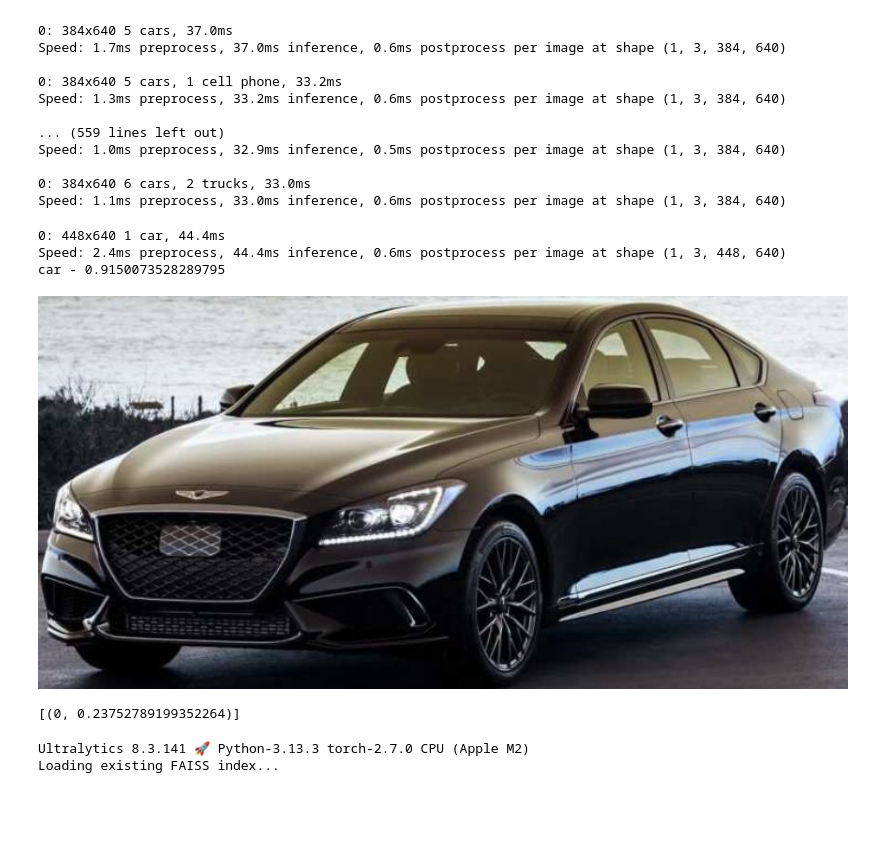
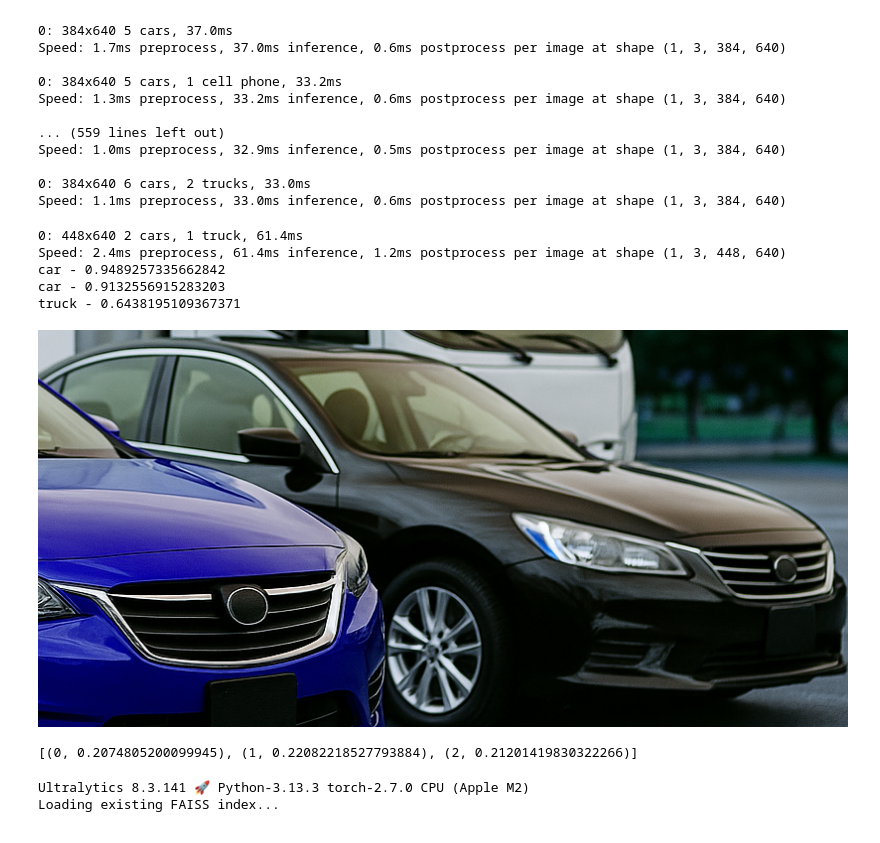
Before and after one commit to tqhuy-dev/core-ai, a Jupyter notebook: notebook/yolo_v11.ipynb, the cells around one changed output. Saved outputs shown, nothing was run; the diff lists cells and outputs as text; code cells hidden in the pictures; blank space fills up the shorter version.

```diff
--- a/notebook/yolo_v11.ipynb
+++ b/notebook/yolo_v11.ipynb
@@ -513,7 +513,7 @@ Speed: 1.0ms preprocess, 32.9ms inference, 0.5ms postprocess per image at shape
 0: 384x640 6 cars, 2 trucks, 33.0ms
 Speed: 1.1ms preprocess, 33.0ms inference, 0.6ms postprocess per image at shape (1, 3, 384, 640)
 # %%
-img = cv2.imread('../resources/buying-a-black-car.jpg')
+img = cv2.imread('../resources/Copilot_20250603_223730.png')
 
 results = model(img)[0]
 list_crop = []
@@ -525,9 +525,11 @@ for box in results.boxes:
     print(f"{label} - {conf}")
     list_crop.append(img[int(y1):int(y2), int(x1):int(x2)])
 # %% [output]
-0: 448x640 1 car, 44.4ms
-Speed: 2.4ms preprocess, 44.4ms inference, 0.6ms postprocess per image at shape (1, 3, 448, 640)
-car - 0.9150073528289795
+0: 448x640 2 cars, 1 truck, 61.4ms
+Speed: 2.4ms preprocess, 61.4ms inference, 1.2ms postprocess per image at shape (1, 3, 448, 640)
+car - 0.9489257335662842
+car - 0.9132556915283203
+truck - 0.6438195109367371
 # %%
 # pip install git+https://github.com/openai/CLIP.git
 # %%
@@ -537,9 +539,9 @@ prompt = "a black car"
 text_tokens = torch.cat([clip.tokenize([prompt])]).to("cpu")
 text_features = model_clip.encode_text(text_tokens)
 # %%
-Image.fromarray(list_crop[0])
+Image.fromarray(list_crop[1])
 # %% [output]
-[figure, old version]
+[figure, new version]
 # %%
 # Tính độ tương đồng từng crop
 similarities = []
@@ -552,7 +554,7 @@ for i, crop in enumerate(list_crop):
 # %%
 similarities
 # %% [output]
-[(0, 0.23752789199352264)]
+[(0, 0.2074805200099945), (1, 0.22082218527793884), (2, 0.21201419830322266)]
 # %%
 from ultralytics import solutions
 # %%
```
Also changed, not shown: parts of 10 cells of this notebook, 7 other files.
